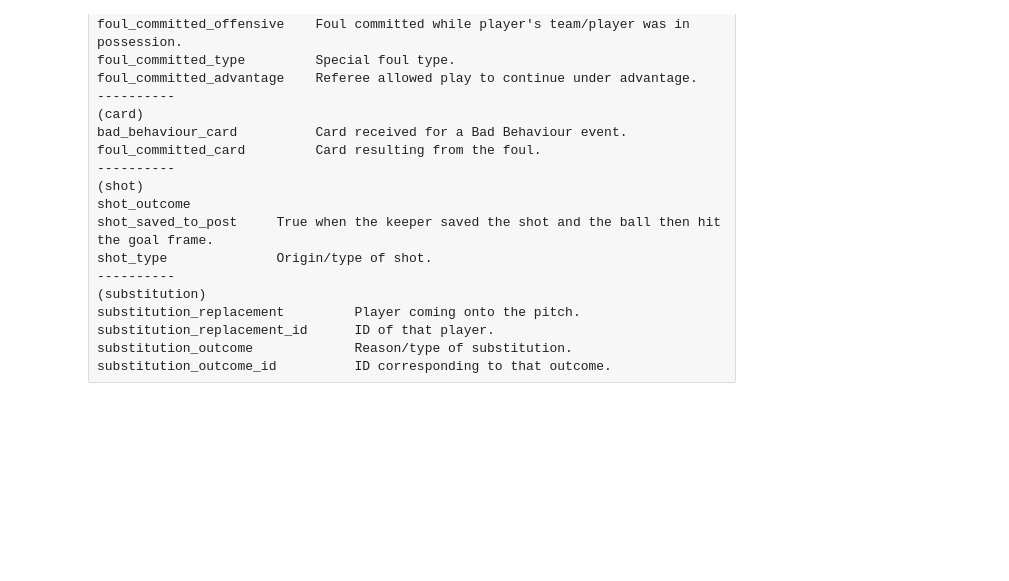
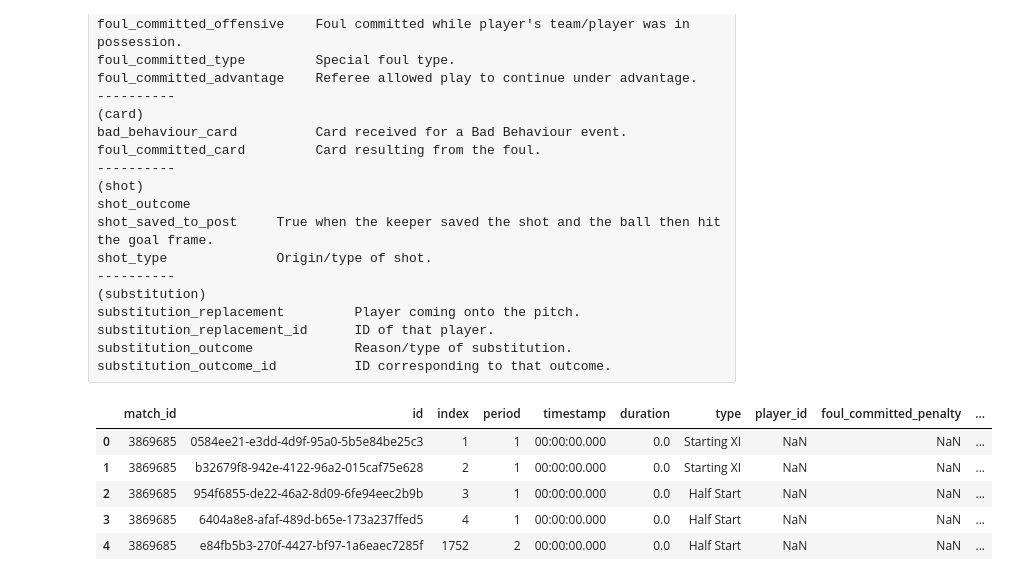
Before and after one commit to alisdd88/fifa2022-etl-rag-pipeline, a Jupyter notebook: notebook/01_statsbomb_eda.ipynb, the cells around one changed output. Cells and saved outputs as stored; diff of their text form; code cells hidden in the pictures; blank space fills up the shorter version.

```diff
--- a/notebook/01_statsbomb_eda.ipynb
+++ b/notebook/01_statsbomb_eda.ipynb
@@ -273,0 +300,9 @@ substitution_outcome_id	         ID corresponding to that outcome.
+# %%
+events_df_processed.head()
+# %% [output]
+|  | match_id | id | index | period | timestamp | duration | type | player_id | foul_committed_penalty | ... |
+| 0 | 3869685 | 0584ee21-e3dd-4d9f-95a0-5b5e84be25c3 | 1 | 1 | 00:00:00.000 | 0.0 | Starting XI | NaN | NaN | ... |
+| 1 | 3869685 | b32679f8-942e-4122-96a2-015caf75e628 | 2 | 1 | 00:00:00.000 | 0.0 | Starting XI | NaN | NaN | ... |
+| 2 | 3869685 | 954f6855-de22-46a2-8d09-6fe94eec2b9b | 3 | 1 | 00:00:00.000 | 0.0 | Half Start | NaN | NaN | ... |
+| 3 | 3869685 | 6404a8e8-afaf-489d-b65e-173a237ffed5 | 4 | 1 | 00:00:00.000 | 0.0 | Half Start | NaN | NaN | ... |
+| 4 | 3869685 | e84fb5b3-270f-4427-bf97-1a6eaec7285f | 1752 | 2 | 00:00:00.000 | 0.0 | Half Start | NaN | NaN | ... |
```
Also changed, not shown: parts of 9 cells of this notebook, 4 other files.
